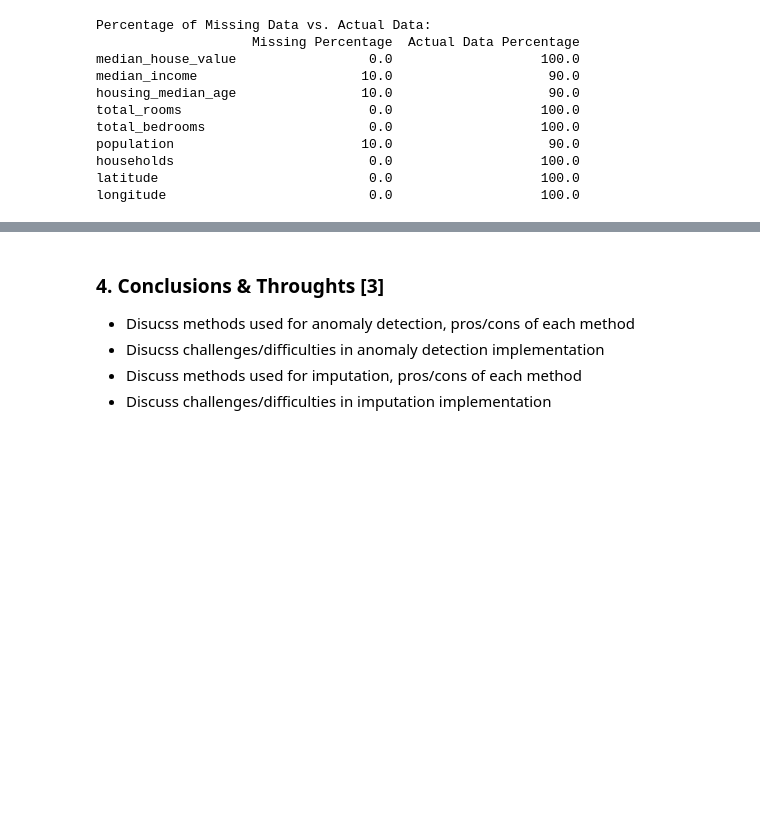
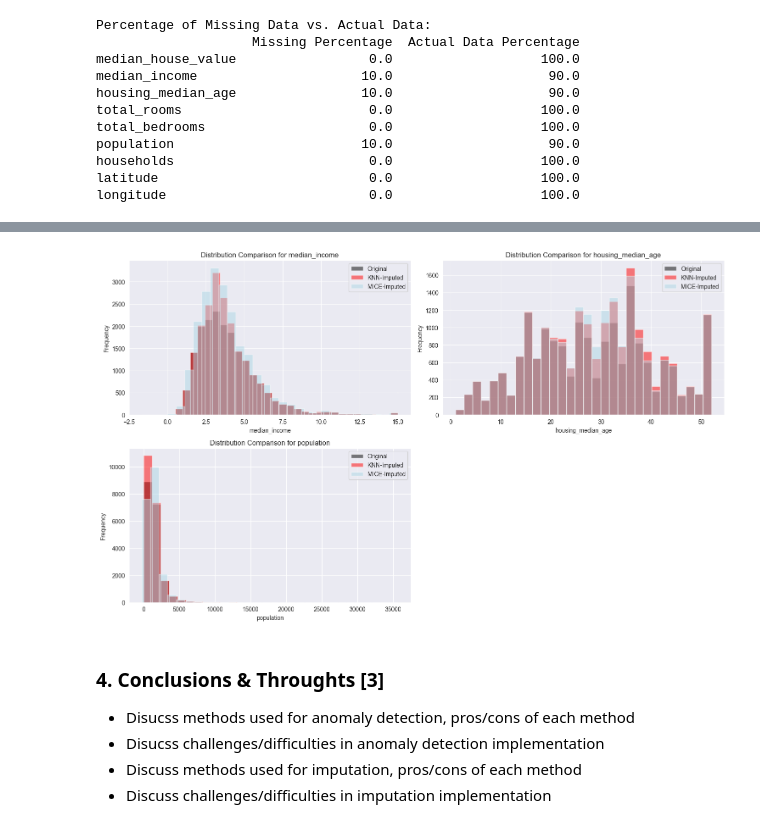
Before and after one commit to Shreyas8612/Predictive_Analytics, a Jupyter notebook: Coursework/CSC3831_Final_Assessment.ipynb, the cells around one changed output, grey strips where cells are left out. Drawn from its saved outputs; the diff is of its cells as text; code cells hidden in the pictures; blank space fills up the shorter version.

Commit message:
Comparing MICE and KNN imputation

```diff
--- a/Coursework/CSC3831_Final_Assessment.ipynb
+++ b/Coursework/CSC3831_Final_Assessment.ipynb
@@ -407,0 +447,11 @@ longitude                          0.0                   100.0
+# %%
+# Initialize the Iterative Imputer (similar to MICE)
+mice_imputer = IterativeImputer(max_iter=10, random_state=0)
+
+# Perform MICE imputation on the dataset with missing values
+houses_mice_imputed = mice_imputer.fit_transform(houses_corrupted)
+
+# Convert back to DataFrame for easier handling
+houses_mice_imputed = pd.DataFrame(houses_mice_imputed, columns=houses_corrupted.columns)
+
+print("MICE Imputation completed.")
@@ -407,0 +497,7 @@ longitude                          0.0                   100.0
+# %%
+print("\nMICE-Imputed Data Summary:")
+# Specify the columns you want to describe
+columns_to_describe = ['median_income', 'housing_median_age', 'population']
+
+# Generate the description for only these columns
+print(houses_mice_imputed[columns_to_describe].describe())
@@ -408,3 +515,45 @@ longitude                          0.0                   100.0
+# %%
+features_to_plot = houses_corrupted[columns_to_describe].columns
+
+# Set up the figure with subplots (adjust rows and columns as needed)
+num_features = len(features_to_plot)
+fig, axes = plt.subplots(nrows=(num_features // 2) + (num_features % 2), ncols=2, figsize=(15, num_features * 3))
+
+# Flatten axes for easy iteration if it's a 2D array
+axes = axes.flatten()
+
+# Define colors for each dataset
+colors = {
+    'Original': 'black',
+    'KNN-Imputed': 'red',
+    'MICE-Imputed': 'lightblue'
+}
+
+# Loop through each feature and plot on a subplot
+for i, feature in enumerate(features_to_plot):
+    # Select the current axis
+    ax = axes[i]
+
+    # Plot histograms for original, KNN-imputed, and MICE-imputed datasets with custom colors
+    ax.hist(houses_corrupted[feature].dropna(), bins=30, alpha=0.5, color=colors['Original'], label='Original')
+    ax.hist(houses_knn_imputed[feature], bins=30, alpha=0.5, color=colors['KNN-Imputed'], label='KNN-Imputed')
+    ax.hist(houses_mice_imputed[feature], bins=30, alpha=0.5, color=colors['MICE-Imputed'], label='MICE-Imputed')
+
+    # Set title and labels
+    ax.set_title(f'Distribution Comparison for {feature}')
+    ax.set_xlabel(feature)
+    ax.set_ylabel('Frequency')
+    ax.legend()
+
+# Hide any unused subplots if the number of features is odd
+for j in range(i + 1, len(axes)):
+    fig.delaxes(axes[j])
+
+# Adjust layout for better spacing
+plt.tight_layout()
+plt.show()
+# %% [output]
+[figure, added]
 # %%
 # Use this dataset for comparison against the imputed datasets
 houses = pd.read_csv('https://raw.githubusercontent.com/PaoloMissier/CSC3831-2021-22/main/IMPUTATION/TARGET-DATASETS/ORIGINAL/houses.csv', header=0)
```
Also changed, not shown: parts of 11 cells of this notebook.
